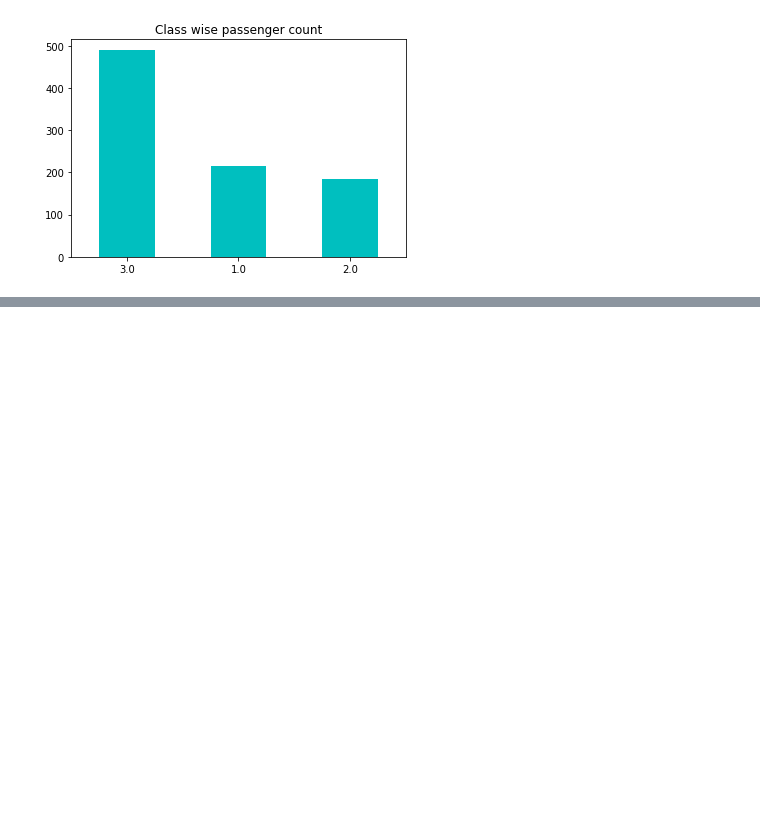
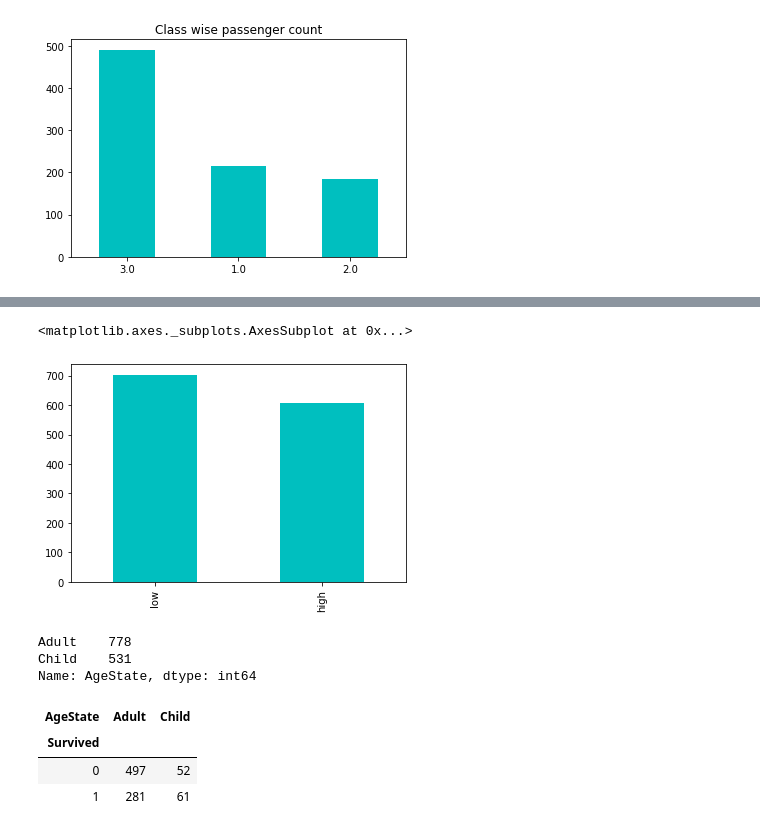
Before and after one commit to dasarisasidhar/titanic_dataset_ML, a Jupyter notebook: ML for titanic dataset from kagglle.ipynb, the cells around one changed output, grey strips where cells are left out. Drawn from its saved outputs; the diff is of its cells as text; code cells hidden in the pictures; blank space fills up the shorter version.

```diff
--- a/ML for titanic dataset from kagglle.ipynb
+++ b/ML for titanic dataset from kagglle.ipynb
@@ -206,0 +403,5 @@ df.Pclass.value_counts().plot(kind = 'bar', rot = 0, title = "Class wise passeng
+# %%
+pd.qcut(df.Fare, 2, labels = ['low', 'high']).value_counts().plot(kind = 'bar', color = 'c')
+# %% [output]
+<matplotlib.axes._subplots.AxesSubplot at 0x...>
+[figure, added]
@@ -206,0 +410,13 @@ df.Pclass.value_counts().plot(kind = 'bar', rot = 0, title = "Class wise passeng
+# %%
+df["AgeState"].value_counts()
+# %% [output]
+Adult    778
+Child    531
+Name: AgeState, dtype: int64
+# %%
+pd.crosstab(df[df.Survived != -888].Survived, df[df.Survived != -888].AgeState)
+# %% [output]
+| AgeState | Adult | Child |
+| Survived |  |  |
+| 0 | 497 | 52 |
+| 1 | 281 | 61 |
```
Also changed, not shown: parts of 56 cells of this notebook.
